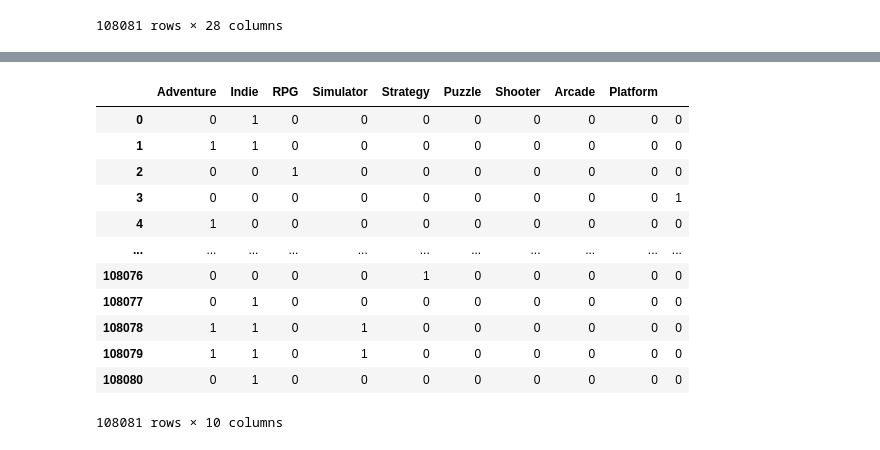
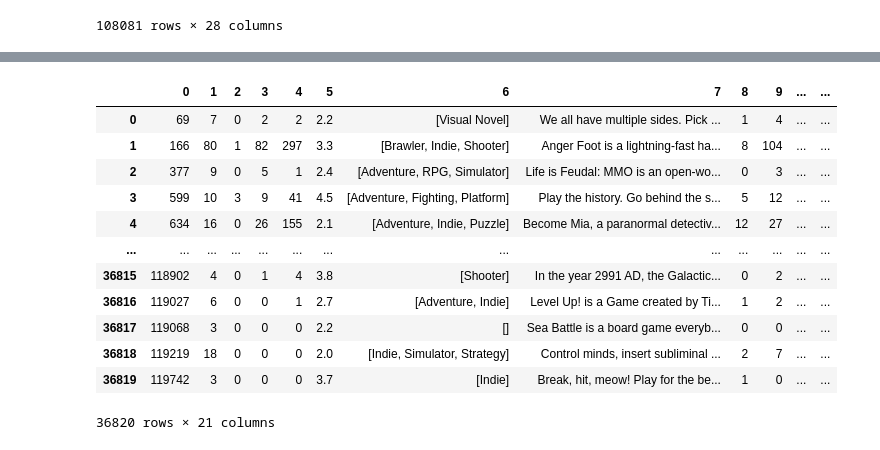
Before and after one commit to Ant-mel/legendary_game_recs, a Jupyter notebook: notebooks/ant_pipeline.ipynb, the cells around one changed output, grey strips where cells are left out. Cells and saved outputs as stored; diff of their text form; code cells hidden in the pictures.

Commit message:
used this to check if pipeline works

```diff
--- a/notebooks/ant_pipeline.ipynb
+++ b/notebooks/ant_pipeline.ipynb
@@ -109,7 +109,7 @@ pipeline = Pipeline([('cleaning', cleaning),
                      ('keeps_only_main_games', only_mains),
                      ('drops_useless_columns', drop_some_cols)])
 # %%
-pipeline.fit_transform(data)
+new_data = pipeline.fit_transform(data)
 # %% [output]
 A value is trying to be set on a copy of a slice from a DataFrame.
 Try using .loc[row_indexer,col_indexer] = value instead
@@ -144,20 +131,24 @@ See the caveats in the documentation: https://pandas.pydata.org/pandas-docs/stab
 # %%
 cat_transformer = MultiLabelBinarizer()
 # %%
-ohe, mlb = categorical_encoder(testing_df['genres'])
+ohe, mlb = categorical_encoder(new_data['genres'])
-# %%
-keep_x_OHE_columns(ohe)
-# %% [output]
-|  | Adventure | Indie | RPG | Simulator | Strategy | Puzzle | Shooter | Arcade | Platform |  |
-| 0 | 0 | 1 | 0 | 0 | 0 | 0 | 0 | 0 | 0 | 0 |
-| 1 | 1 | 1 | 0 | 0 | 0 | 0 | 0 | 0 | 0 | 0 |
-| 2 | 0 | 0 | 1 | 0 | 0 | 0 | 0 | 0 | 0 | 0 |
-| 3 | 0 | 0 | 0 | 0 | 0 | 0 | 0 | 0 | 0 | 1 |
-| 4 | 1 | 0 | 0 | 0 | 0 | 0 | 0 | 0 | 0 | 0 |
-| ... | ... | ... | ... | ... | ... | ... | ... | ... | ... | ... |
-| 108076 | 0 | 0 | 0 | 0 | 1 | 0 | 0 | 0 | 0 | 0 |
-| 108077 | 0 | 1 | 0 | 0 | 0 | 0 | 0 | 0 | 0 | 0 |
-| 108078 | 1 | 1 | 0 | 1 | 0 | 0 | 0 | 0 | 0 | 0 |
-| 108079 | 1 | 1 | 0 | 1 | 0 | 0 | 0 | 0 | 0 | 0 |
-| 108080 | 0 | 1 | 0 | 0 | 0 | 0 | 0 | 0 | 0 | 0 |
-108081 rows × 10 columns
+# %%
+colums = keep_x_OHE_columns(ohe, 10)
+# %%
+reset_data = new_data.reset_index()
+# %%
+pd.concat([reset_data, colums], axis=1, ignore_index=True)
+# %% [output]
+|  | 0 | 1 | 2 | 3 | 4 | 5 | 6 | 7 | 8 | 9 | ... | ... |
+| 0 | 69 | 7 | 0 | 2 | 2 | 2.2 | [Visual Novel] | We all have multiple sides. Pick ... | 1 | 4 | ... | ... |
+| 1 | 166 | 80 | 1 | 82 | 297 | 3.3 | [Brawler, Indie, Shooter] | Anger Foot is a lightning-fast ha... | 8 | 104 | ... | ... |
+| 2 | 377 | 9 | 0 | 5 | 1 | 2.4 | [Adventure, RPG, Simulator] | Life is Feudal: MMO is an open-wo... | 0 | 3 | ... | ... |
+| 3 | 599 | 10 | 3 | 9 | 41 | 4.5 | [Adventure, Fighting, Platform] | Play the history. Go behind the s... | 5 | 12 | ... | ... |
+| 4 | 634 | 16 | 0 | 26 | 155 | 2.1 | [Adventure, Indie, Puzzle] | Become Mia, a paranormal detectiv... | 12 | 27 | ... | ... |
+| ... | ... | ... | ... | ... | ... | ... | ... | ... | ... | ... | ... | ... |
+| 36815 | 118902 | 4 | 0 | 1 | 4 | 3.8 | [Shooter] | In the year 2991 AD, the Galactic... | 0 | 2 | ... | ... |
+| 36816 | 119027 | 6 | 0 | 0 | 1 | 2.7 | [Adventure, Indie] | Level Up! is a Game created by Ti... | 1 | 2 | ... | ... |
+| 36817 | 119068 | 3 | 0 | 0 | 0 | 2.2 | [] | Sea Battle is a board game everyb... | 0 | 0 | ... | ... |
+| 36818 | 119219 | 18 | 0 | 0 | 0 | 2.0 | [Indie, Simulator, Strategy] | Control minds, insert subliminal ... | 2 | 7 | ... | ... |
+| 36819 | 119742 | 3 | 0 | 0 | 0 | 3.7 | [Indie] | Break, hit, meow! Play for the be... | 1 | 0 | ... | ... |
+36820 rows × 21 columns
```
Also changed, not shown: parts of 1 cell of this notebook.
